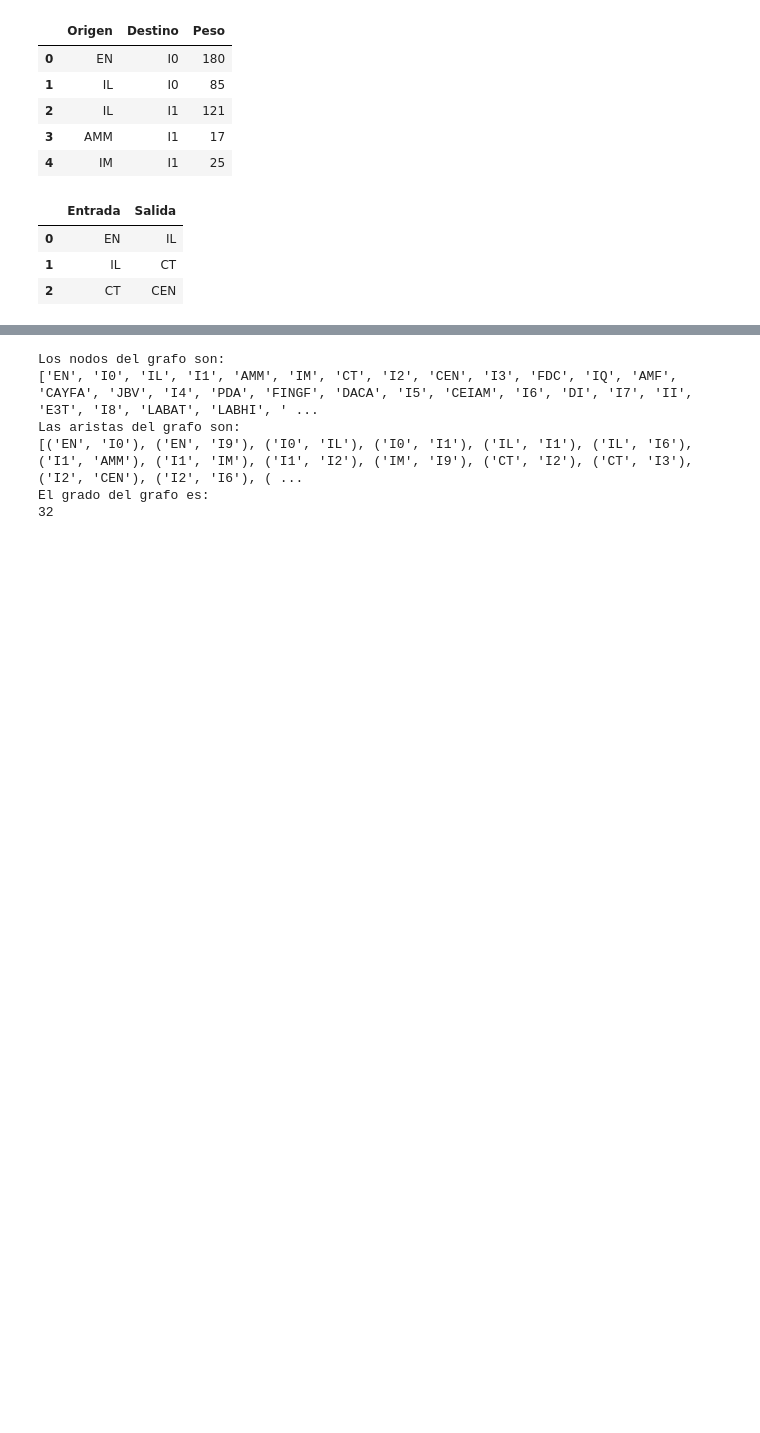
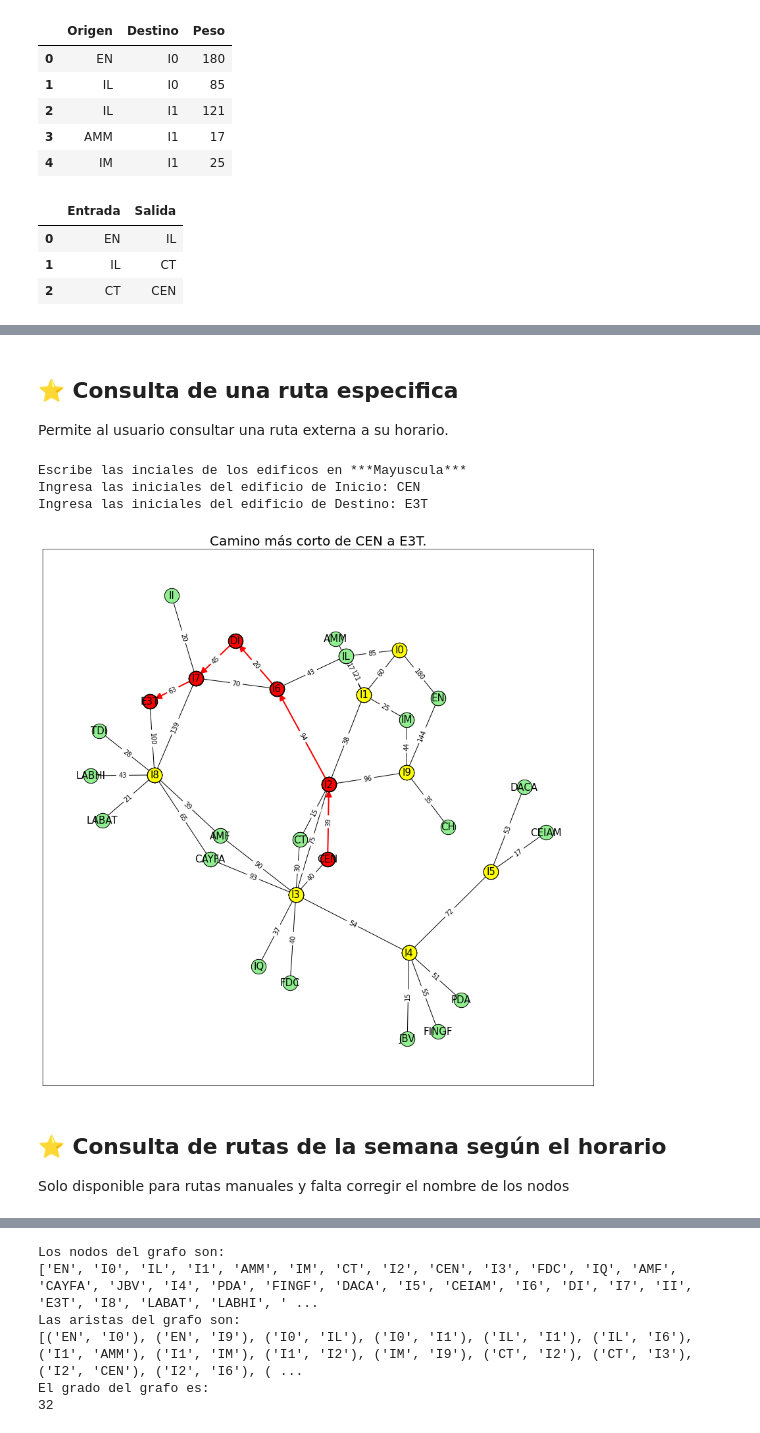
Before and after one commit to TMikeM/PRUEBAS-PARA-EL-PROYECTO-FINAL, a Jupyter notebook: grafoProyecto.ipynb, the cells around one changed output, grey strips where cells are left out. Drawn from its saved outputs; the diff is of its cells as text; code cells hidden in the pictures; blank space fills up the shorter version.

```diff
--- a/grafoProyecto.ipynb
+++ b/grafoProyecto.ipynb
@@ -63,0 +100,48 @@ dh.head()
+# %% [markdown]
+## ⭐ Consulta de una ruta especifica
+Permite al usuario consultar una ruta externa a su horario.
+# %%
+print("Escribe las inciales de los edificos en ***Mayuscula***")
+x= input("Ingresa las iniciales del edificio de Inicio: ")
+y= input("Ingresa las iniciales del edificio de Destino: ")
+
+#Tamaño de la gráfica
+fig, ax = plt.subplots(figsize=(15, 15))
+
+#Distancia de los nodos
+seed = 2
+pos = nx.spring_layout(G, seed=seed)
+
+#Configuración para los nodos
+inter = list(df.Destino)
+edif = list(df.Origen)
+
+nx.draw_networkx_nodes(G, pos, nodelist=edif, node_size=500, edgecolors = 'black', node_color='lightgreen') #Para los edificios
+nx.draw_networkx_nodes(G, pos, nodelist=inter, node_size=500, edgecolors = 'black', node_color='yellow') #Para las intersecciones
+
+#Configuración para las aristas
+labels = {e: G.edges[e]['Peso'] for e in G.edges} #Guarda los pesos entre cada arista
+nx.draw_networkx_edge_labels(G, pos, edge_labels=labels)
+nx.draw_networkx_edges(G, pos, edge_color='black', width = 1)
+
+#Configuración para colorear el camino más corto (LO QUE ESTÁ EN ROJO)
+path = nx.shortest_path(G,source=x,target=y, weight='Peso', method='dijkstra')
+path_edges = list(zip(path,path[1:]))
+nx.draw_networkx_nodes(G,pos,nodelist=path, node_size=450, edgecolors='black', node_color='red')
+nx.draw_networkx_edges(G, pos, arrows = True, arrowstyle="-|>", arrowsize=20, edgelist=path_edges,  edge_color='red', width=2)
+
+#Configuración para las etiquetas de la gráfica
+nx.draw_networkx_labels(G, pos, font_size=15)
+
+plt.title(f"Camino más corto de {x} a {y}.", fontdict={'fontsize':20})
+plt.axis('on')
+plt.savefig('Mapa_UIS.png', dpi = 300, format = 'png', transparent = True)
+plt.show()
+# %% [output]
+Escribe las inciales de los edificos en ***Mayuscula***
+Ingresa las iniciales del edificio de Inicio: CEN
+Ingresa las iniciales del edificio de Destino: E3T
+[figure, added]
+# %% [markdown]
+## ⭐ Consulta de rutas de la semana según el horario
+Solo disponible para rutas manuales y falta corregir el nombre de los nodos
```
Also changed, not shown: parts of 14 cells of this notebook.
